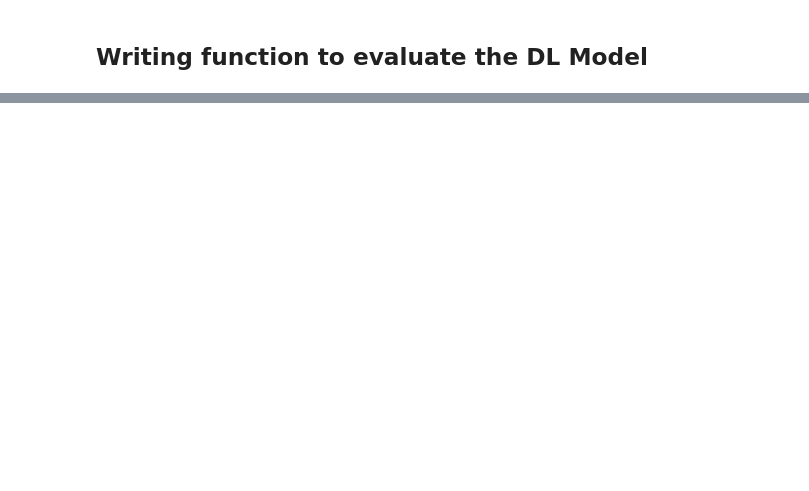
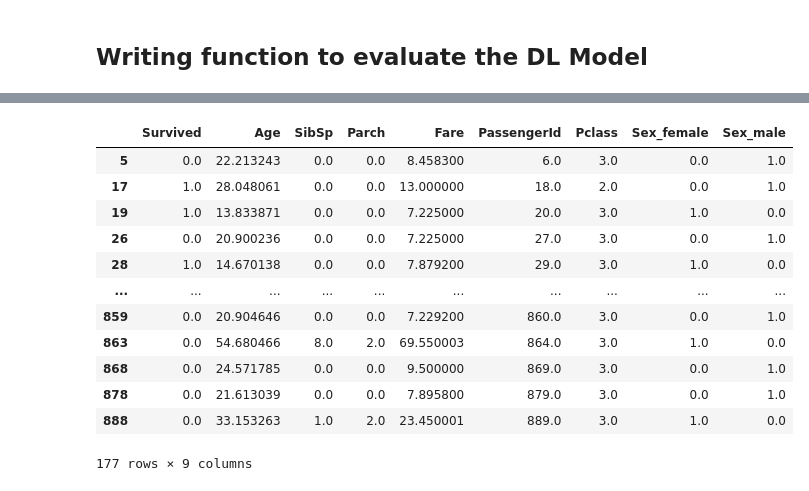
Before and after one commit to snajeebz/Titanic-Kaggle-Competition, a Jupyter notebook: Freshbook.ipynb, the cells around one changed output, grey strips where cells are left out. Cells and saved outputs as stored; diff of their text form; code cells hidden in the pictures; blank space fills up the shorter version.

```diff
--- a/Freshbook.ipynb
+++ b/Freshbook.ipynb
@@ -445,0 +455,7 @@ results1.head(72)
+# %%
+X_def=df_nan[['Survived', 'SibSp', 'Parch','Fare','Sex_female', 'Sex_male','Pclass']]
+X_def=np.asarray(X_def)
+y_def=model.predict(X_def)
+df_nan[['Age']]=y_def
+df_nan.head(177)
+# %% [output]
@@ -445,0 +463,13 @@ results1.head(72)
+|  | Survived | Age | SibSp | Parch | Fare | PassengerId | Pclass | Sex_female | Sex_male |
+| 5 | 0.0 | 22.213243 | 0.0 | 0.0 | 8.458300 | 6.0 | 3.0 | 0.0 | 1.0 |
+| 17 | 1.0 | 28.048061 | 0.0 | 0.0 | 13.000000 | 18.0 | 2.0 | 0.0 | 1.0 |
+| 19 | 1.0 | 13.833871 | 0.0 | 0.0 | 7.225000 | 20.0 | 3.0 | 1.0 | 0.0 |
+| 26 | 0.0 | 20.900236 | 0.0 | 0.0 | 7.225000 | 27.0 | 3.0 | 0.0 | 1.0 |
+| 28 | 1.0 | 14.670138 | 0.0 | 0.0 | 7.879200 | 29.0 | 3.0 | 1.0 | 0.0 |
+| ... | ... | ... | ... | ... | ... | ... | ... | ... | ... |
+| 859 | 0.0 | 20.904646 | 0.0 | 0.0 | 7.229200 | 860.0 | 3.0 | 0.0 | 1.0 |
+| 863 | 0.0 | 54.680466 | 8.0 | 2.0 | 69.550003 | 864.0 | 3.0 | 1.0 | 0.0 |
+| 868 | 0.0 | 24.571785 | 0.0 | 0.0 | 9.500000 | 869.0 | 3.0 | 0.0 | 1.0 |
+| 878 | 0.0 | 21.613039 | 0.0 | 0.0 | 7.895800 | 879.0 | 3.0 | 0.0 | 1.0 |
+| 888 | 0.0 | 33.153263 | 1.0 | 2.0 | 23.450001 | 889.0 | 3.0 | 1.0 | 0.0 |
+177 rows × 9 columns
```
Also changed, not shown: parts of 8 cells of this notebook.
